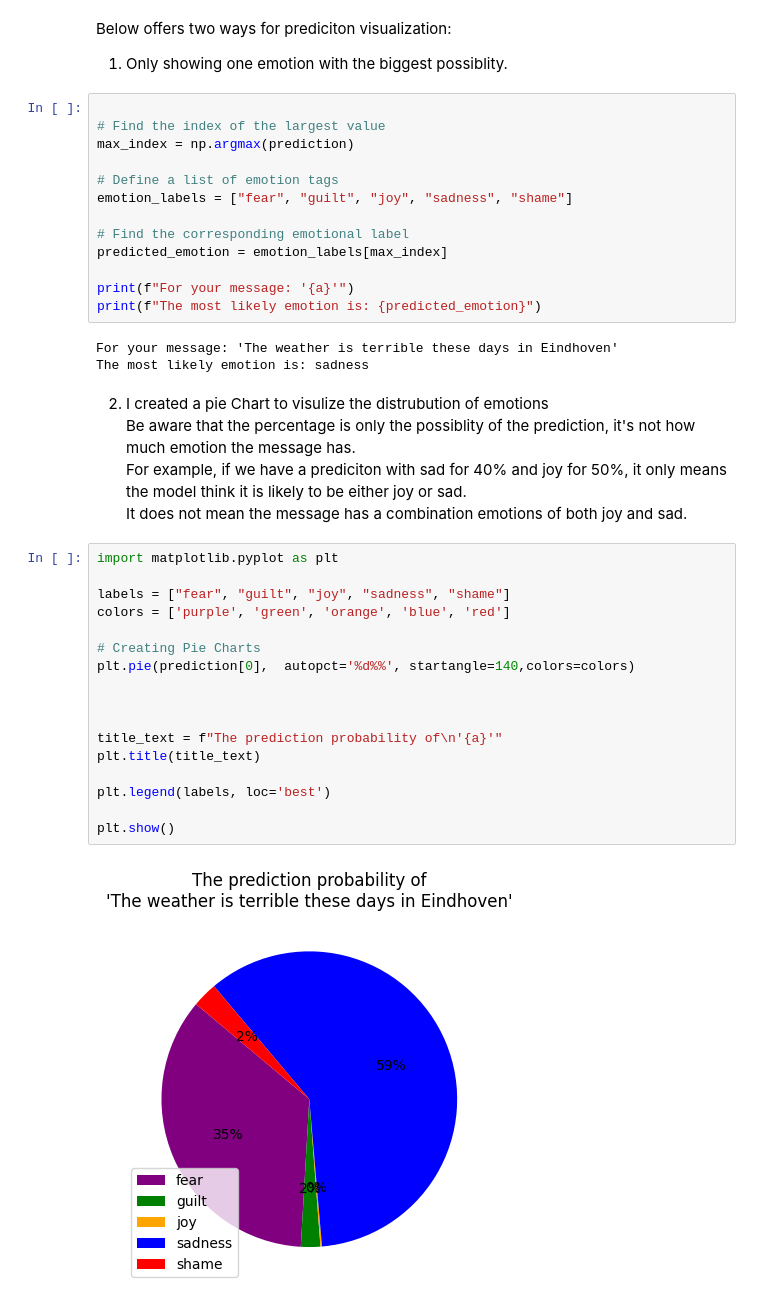
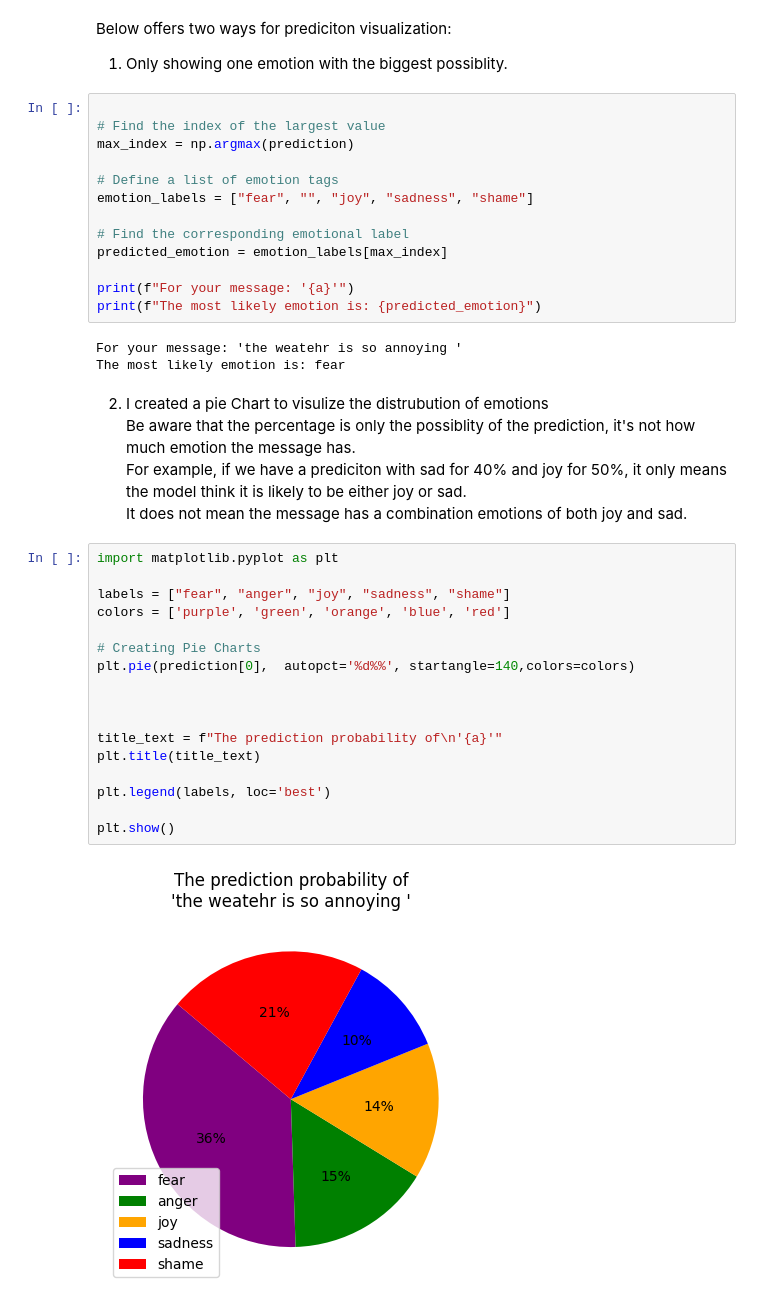
Before and after one commit to max-1200/DBM140, a Jupyter notebook: User Input.ipynb, the cells around one changed output. Cells and saved outputs as stored; diff of their text form.

```diff
--- a/User Input.ipynb
+++ b/User Input.ipynb
@@ -170,7 +170,7 @@ Below offers two ways for prediciton visualization: <br>
 max_index = np.argmax(prediction)
 
 # Define a list of emotion tags
-emotion_labels = ["fear", "guilt", "joy", "sadness", "shame"]
+emotion_labels = ["fear", "", "joy", "sadness", "shame"]
 
 # Find the corresponding emotional label
 predicted_emotion = emotion_labels[max_index]
@@ -178,8 +178,8 @@ predicted_emotion = emotion_labels[max_index]
 print(f"For your message: '{a}'")
 print(f"The most likely emotion is: {predicted_emotion}")
 # %% [output]
-For your message: 'The weather is terrible these days in Eindhoven'
-The most likely emotion is: sadness
+For your message: 'the weatehr is so annoying '
+The most likely emotion is: fear
 # %% [markdown]
 2. I created a pie Chart to visulize the distrubution of emotions <br>
 Be aware that the percentage is only the possiblity of the prediction, it's not how much emotion the message has. <br>
@@ -188,19 +188,19 @@ It does not mean the message has a combination emotions of both joy and sad.
 # %%
 import matplotlib.pyplot as plt
 
-labels = ["fear", "guilt", "joy", "sadness", "shame"]
+labels = ["fear", "anger", "joy", "sadness", "shame"]
 colors = ['purple', 'green', 'orange', 'blue', 'red']
 
 # Creating Pie Charts
 plt.pie(prediction[0],  autopct='%d%%', startangle=140,colors=colors)
 
 
 
 title_text = f"The prediction probability of\n'{a}'"
 plt.title(title_text)
 
 plt.legend(labels, loc='best')
 
 plt.show()
 # %% [output]
-[figure, old version]
+[figure, new version]
```
